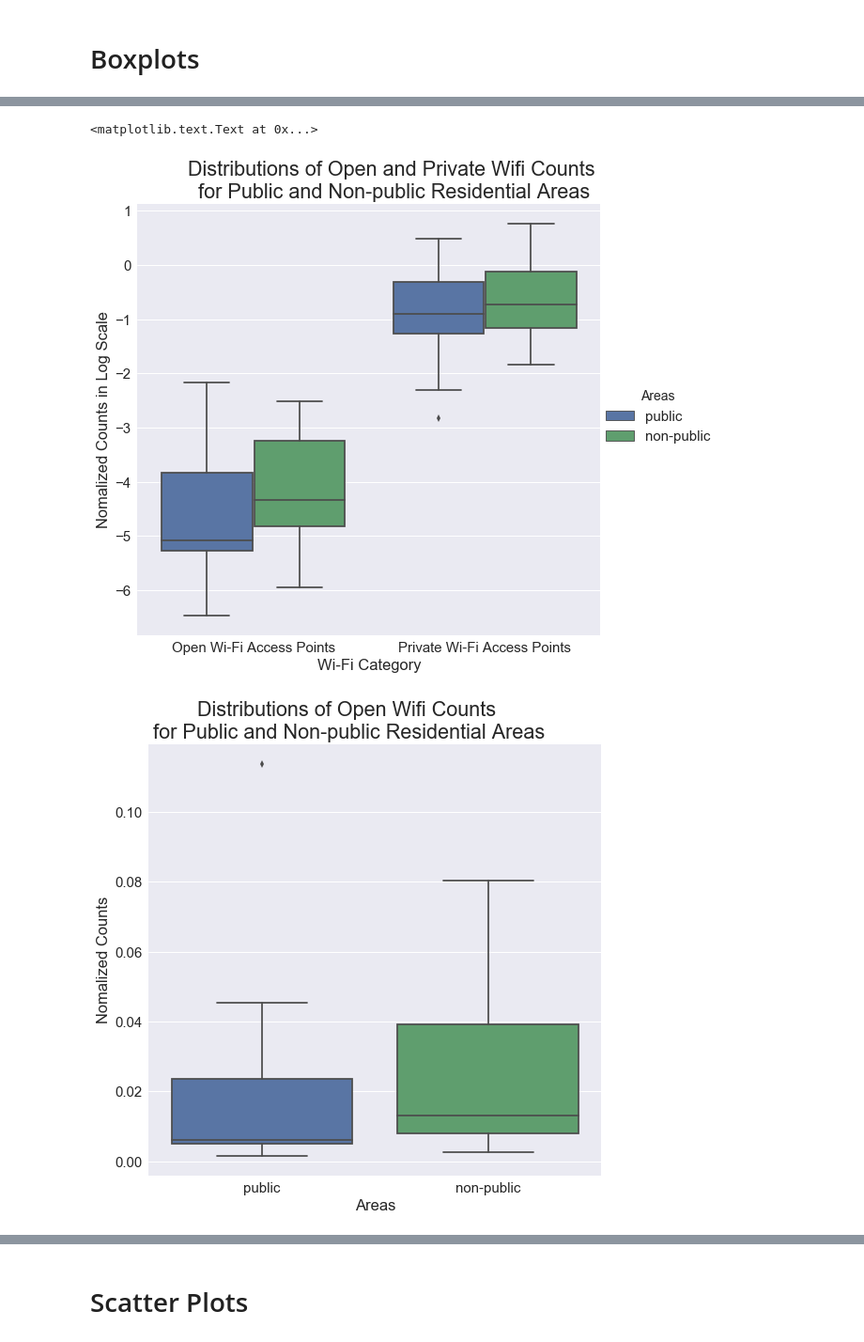
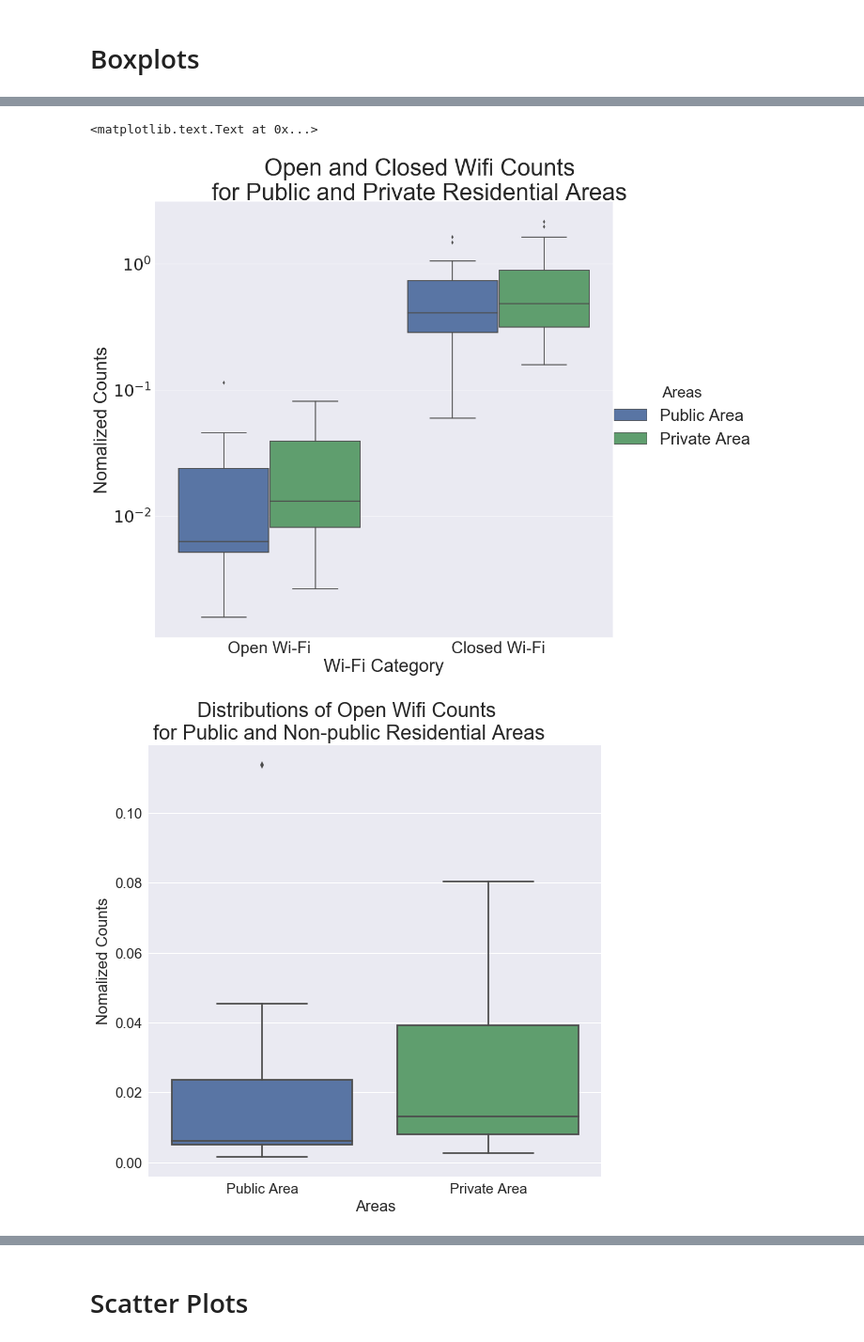
Before and after one commit to cor215/WiFind2017, a Jupyter notebook: Final Analysis - Wifind.ipynb, the cells around one changed output, grey strips where cells are left out. Shown at 94% size. Drawn from its saved outputs; the diff is of its cells as text; code cells hidden in the pictures.

```diff
--- a/Final Analysis - Wifind.ipynb
+++ b/Final Analysis - Wifind.ipynb
@@ -1223,7 +1241,7 @@ def public(x):
         return True
 # %%
 scatter_plot["Public"] = list(map(lambda x: public(x), scatter_plot.name))
-scatter_plot["Public_cat"] = list(map(lambda x: "public" if x == True else "non-public", scatter_plot.Public))
+scatter_plot["Public_cat"] = list(map(lambda x: "Public Area" if x == True else "Private Area", scatter_plot.Public))
 # %% [output]
 A value is trying to be set on a copy of a slice from a DataFrame.
 Try using .loc[row_indexer,col_indexer] = value instead
@@ -1430,0 +1537,6 @@ import seaborn as sns
+# %%
+scatter_plot_box = scatter_plot.rename(columns={'Open Wifi': 'norm_open_counts', 'Closed Wifi': 'norm_non_open_counts'})
+# %%
+scatter_plot_box["log_norm_open_counts"] = list(map(lambda x: log(x), scatter_plot_box.norm_open_counts))
+scatter_plot_box["log_norm_non_open_counts"] = list(map(lambda x: log(x), scatter_plot_box.norm_non_open_counts))
+scatter_plot_box.head(1)
@@ -1431,42 +1546,44 @@ import seaborn as sns
 # %%
-df = scatter_plot
+df = scatter_plot_box
 df_new = df[['Public_cat', 'log_norm_open_counts', 'norm_open_counts']]
-df_new['Wi-Fi Category'] = 'Open Wi-Fi Access Points'
+df_new['Wi-Fi Category'] = 'Open Wi-Fi'
 df_new.rename(columns={'Public_cat':'Areas','log_norm_open_counts':'Nomalized Counts in Log Scale', 'norm_open_counts': 'Nomalized Counts'},inplace=True)
 df_nnw = df[['Public_cat', 'log_norm_non_open_counts', 'norm_non_open_counts']]
-df_nnw['Wi-Fi Category'] = 'Private Wi-Fi Access Points'
+df_nnw['Wi-Fi Category'] = 'Closed Wi-Fi'
 df_nnw.rename(columns={'Public_cat':'Areas', 'log_norm_non_open_counts':'Nomalized Counts in Log Scale','norm_non_open_counts':'Nomalized Counts'},inplace=True)
 ddf = pd.concat([df_new, df_nnw], axis =0)
 ddf.head()
-sns.set(font_scale=1.5)
-ax = sns.factorplot(x="Wi-Fi Category", y="Nomalized Counts in Log Scale", hue="Areas", data=ddf, size = 8, kind="box")
+sns.set(font_scale=3)
+ax = sns.factorplot(x="Wi-Fi Category", y="Nomalized Counts", hue="Areas", data=ddf, size = 14, kind="box")
+ax.fig.get_axes()[0].set_yscale('log')
+#ax.set_yscale("log")
 plt.subplots_adjust(top=0.9)
 #plt.legend(fontsize=12)
-ax.fig.suptitle('Distributions of Open and Private Wifi Counts \nfor Public and Non-public Residential Areas')
+ax.fig.suptitle('Open and Closed Wifi Counts\nfor Public and Private Residential Areas\n')
 sns.set(font_scale=1.5)
 ax = sns.factorplot(x="Areas", y="Nomalized Counts", data=df_new, size = 8, kind="box")
 plt.subplots_adjust(top=0.9)
 #plt.legend(fontsize=12)
 ax.fig.suptitle('Distributions of Open Wifi Counts \nfor Public and Non-public Residential Areas')
 sns.set(font_scale=1.5)
 ax = sns.factorplot(x="Areas", y="Nomalized Counts", data=df_nnw, size = 8, kind="box")
 plt.subplots_adjust(top=0.9)
 #plt.legend(fontsize=12)
 ax.fig.suptitle('Distributions of Private Wifi Counts \nfor Public and Non-public Residential Areas')
 # %% [output]
 A value is trying to be set on a copy of a slice from a DataFrame.
 Try using .loc[row_indexer,col_indexer] = value instead
 
 See the caveats in the documentation: http://pandas.pydata.org/pandas-docs/stable/indexing.html#indexing-view-versus-copy
   app.launch_new_instance()
 A value is trying to be set on a copy of a slice from a DataFrame
 
 See the caveats in the documentation: http://pandas.pydata.org/pandas-docs/stable/indexing.html#indexing-view-versus-copy
   **kwargs)
 A value is trying to be set on a copy of a slice from a DataFrame.
 Try using .loc[row_indexer,col_indexer] = value instead
 
 See the caveats in the documentation: http://pandas.pydata.org/pandas-docs/stable/indexing.html#indexing-view-versus-copy
 <matplotlib.text.Text at 0x...>
-[figure, old version]
+[figure, new version]
-[figure, old version]
+[figure, new version]
```
Also changed, not shown: parts of 69 cells of this notebook.
